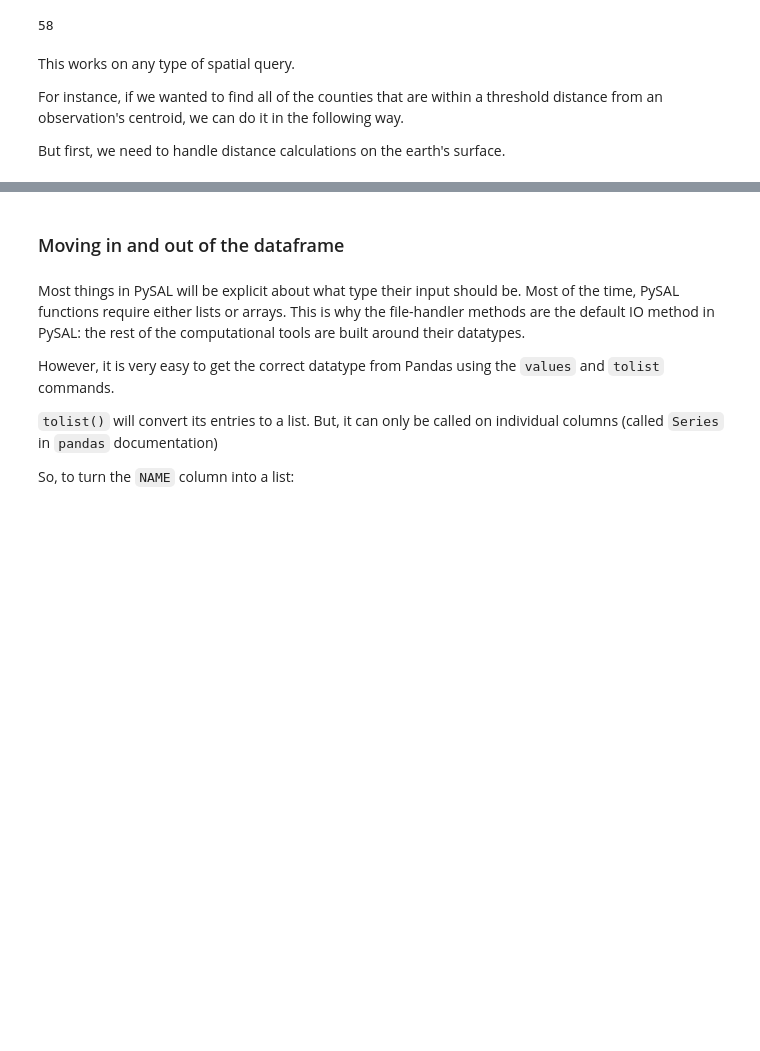
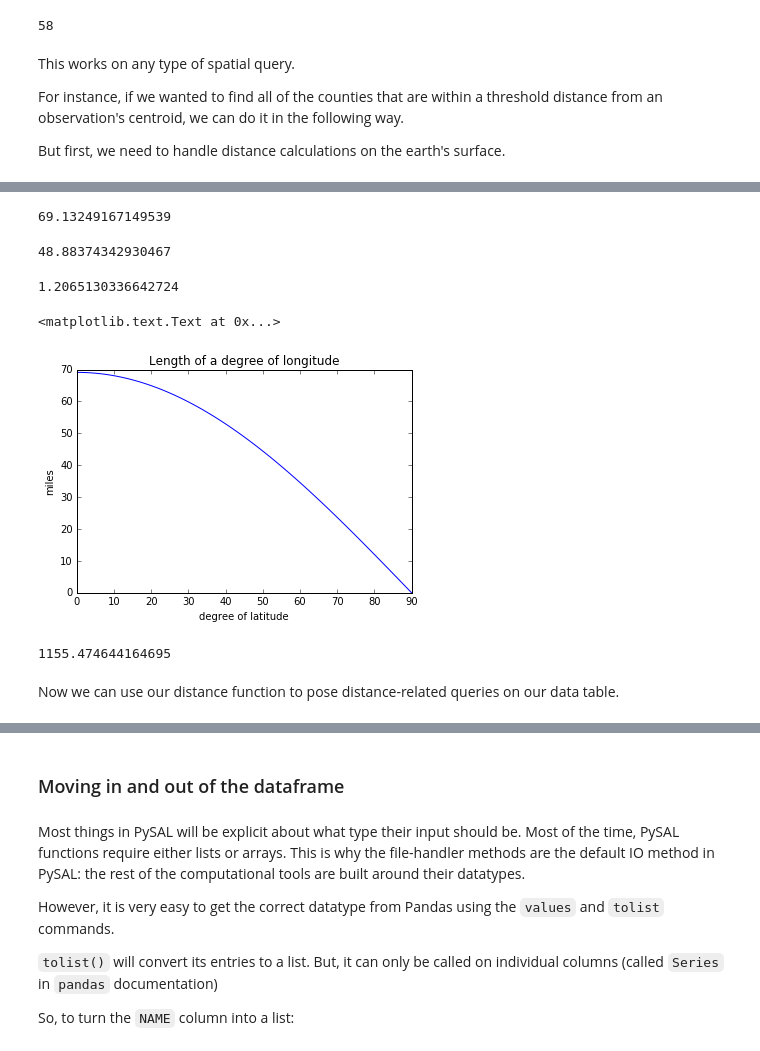
Before and after one commit to darribas/gds_scipy16, a Jupyter notebook: content/part1/01_data_processing.ipynb, the cells around one changed output, grey strips where cells are left out. Saved outputs shown, nothing was run; the diff lists cells and outputs as text; code cells hidden in the pictures; blank space fills up the shorter version.

Commit message:
corrected gcd function

```diff
--- a/content/part1/01_data_processing.ipynb
+++ b/content/part1/01_data_processing.ipynb
@@ -524,11 +524,10 @@ For instance, if we wanted to find all of the counties that are within a thresho
 
 But first, we need to handle distance calculations on the earth's surface.
 # %%
-
-from numpy import sin,cos,arctan2,sqrt,pi # import from numpy
+from math import radians, sin, cos, sqrt, asin
 
 def gcd(loc1, loc2, R=3961):
-    """Great circle distance
+    """Great circle distance via Haversine formula
 
     Parameters
     ----------
@@ -548,25 +547,32 @@ def gcd(loc1, loc2, R=3961):
     ------
     Does not take into account non-spheroidal shape of the Earth
 
-    Source: http://andrew.hedges.name/experiments/haversine/
+
 
     >>> san_diego = -117.1611, 32.7157
     >>> austin = -97.7431, 30.2672
     >>> gcd(san_diego, austin)
-    1155.4746441646942
+    1155.474644164695
+
 
     """
     lon1, lat1 = loc1
     lon2, lat2 = loc2
-    lon1 = lon1 * pi / 180.0
-    lon2 = lon2 * pi / 180.0
-    lat1 = lat1 * pi / 180.0
-    lat2 = lat2 * pi / 180.0
-    dlat = lat2 - lat1
-    dlon = lon2 - lon1
-    a = (sin(dlat/2.))**2 + cos(lat1) * cos(lat2) * (sin(dlon/2.))**2
-    c = 2 * arctan2( sqrt(a), sqrt(1-a) )
+    dLat = radians(lat2 - lat1)
+    dLon = radians(lon2 - lon1)
+    lat1 = radians(lat1)
+    lat2 = radians(lat2)
+
+    a = sin(dLat/2)**2 + cos(lat1)*cos(lat2)*sin(dLon/2)**2
+    c = 2*asin(sqrt(a))
+
     return R * c
+
+def gcdm(loc1, loc2):
+    return gcd(loc1, loc2)
+
+def gcdk(loc1, loc2):
+    return gcd(loc1, loc2, 6367 )
 # %%
 san_diego = -117.1611, 32.7157
 austin = -97.7431, 30.2672
@@ -580,3 +586,42 @@ gcd(san_diego, austin, 6367) #km
+# %%
+loc1 = (-117.1611, 0.0)
+loc2 = (-118.1611, 0.0)
+gcd(loc1, loc2)
+# %% [output]
+69.13249167149539
+# %%
+loc1 = (-117.1611, 45.0)
+loc2 = (-118.1611, 45.0)
+gcd(loc1, loc2)
+# %% [output]
+48.88374342930467
+# %%
+loc1 = (-117.1611, 89.0)
+loc2 = (-118.1611, 89.0)
+gcd(loc1, loc2)
+# %% [output]
+1.2065130336642724
+# %%
+lat = range(0, 91)
+onedeglon = [ gcd((-117.1611,lat),(-118.1611,lat)) for lat in lat]
+# %%
+import matplotlib.pyplot as plt
+%matplotlib inline
+plt.plot(lat, onedeglon)
+plt.ylabel('miles')
+plt.xlabel('degree of latitude')
+plt.title('Length of a degree of longitude')
+# %% [output]
+<matplotlib.text.Text at 0x...>
+[figure, added]
+# %%
+san_diego = -117.1611, 32.7157
+austin = -97.7431, 30.2672
+gcd(san_diego, austin)
+# %% [output]
+1155.474644164695
+# %% [markdown]
+Now we can use our distance function to pose distance-related queries on our data table.
 # %%
 
 # Find all the counties with centroids within 50 miles of Austin
```
Also changed, not shown: parts of 14 cells of this notebook.
